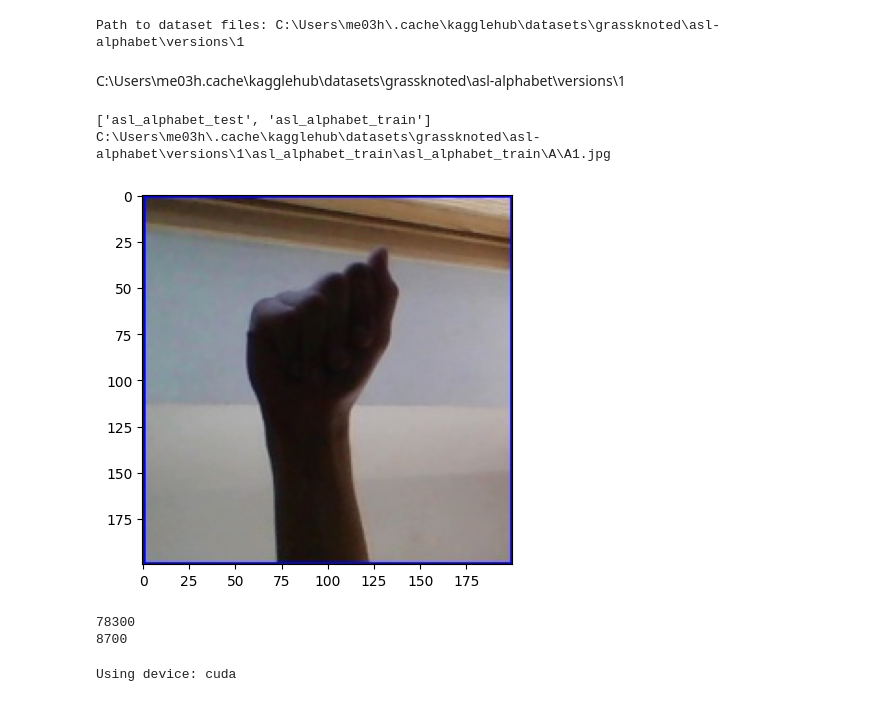
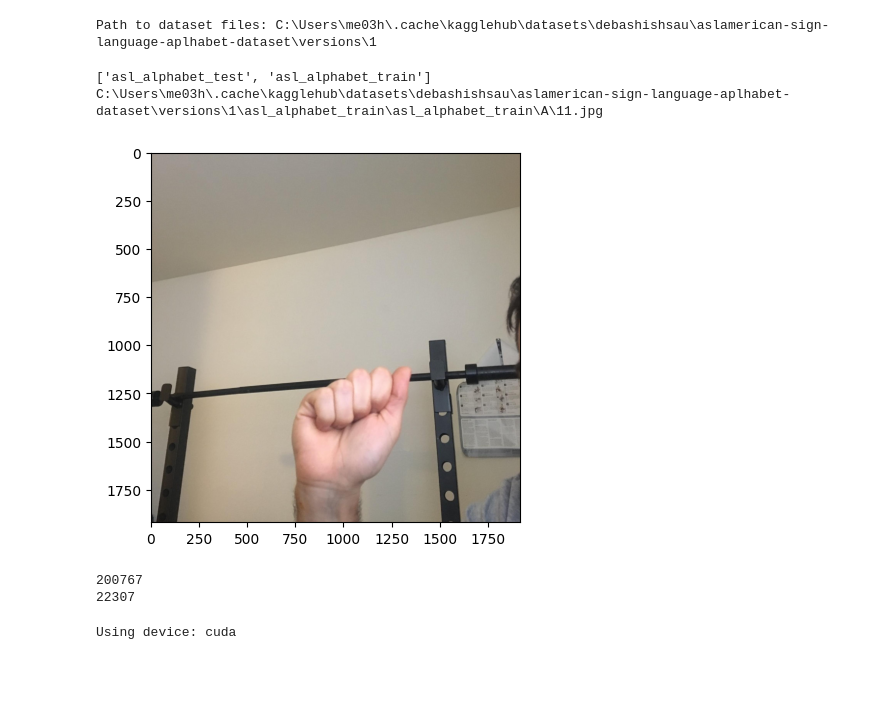
Before and after one commit to maxethan2/DeepLearning, a Jupyter notebook: Project/ASL_CNN.ipynb, the cells around one changed output. Drawn from its saved outputs; the diff is of its cells as text; code cells hidden in the pictures; blank space fills up the shorter version.

Commit message:
Trained with new dataset

```diff
--- a/Project/ASL_CNN.ipynb
+++ b/Project/ASL_CNN.ipynb
@@ -2,13 +2,17 @@
 import kagglehub
 from torch.optim.lr_scheduler import StepLR
 
-path = kagglehub.dataset_download("grassknoted/asl-alphabet")
+# path = kagglehub.dataset_download("grassknoted/asl-alphabet")
+#
+# print("Path to dataset files:", path)
+#
+
+# new dataset
+path = kagglehub.dataset_download("debashishsau/aslamerican-sign-language-aplhabet-dataset")
 
 print("Path to dataset files:", path)
 # %% [output]
-Path to dataset files: C:\Users\me03h\.cache\kagglehub\datasets\grassknoted\asl-alphabet\versions\1
+Path to dataset files: C:\Users\me03h\.cache\kagglehub\datasets\debashishsau\aslamerican-sign-language-aplhabet-dataset\versions\1
-# %% [markdown]
-C:\Users\me03h\.cache\kagglehub\datasets\grassknoted\asl-alphabet\versions\1
 # %%
 import matplotlib.pyplot as plt
 import numpy as np
@@ -19,24 +23,25 @@ import torch
 import torchvision
 import torchvision.transforms as transforms
 # %%
-path = "C:\\Users\\me03h\\.cache\\kagglehub\\datasets\\grassknoted\\asl-alphabet\\versions\\1"
+# path = "C:\\Users\\me03h\\.cache\\kagglehub\\datasets\\grassknoted\\asl-alphabet\\versions\\1"
+# path = "C:\\Users\\me03h\\.cache\\kagglehub\\datasets\\debashishsau\\aslamerican-sign-language-aplhabet-dataset\\versions\\1"
 classes = os.listdir(path)
 print(classes)
 
 
 train_path = os.path.join(path, 'asl_alphabet_train', 'asl_alphabet_train')
 test_path = os.path.join(path, 'asl_alphabet_test', 'asl_alphabet_test')
 
-img_path = os.path.join(train_path, 'A', 'A1.jpg')
+img_path = os.path.join(train_path, 'A', '11.jpg')
 print(img_path)
 
 img = mpimg.imread(img_path)
 plt.imshow(img)
 plt.show()
 # %% [output]
 ['asl_alphabet_test', 'asl_alphabet_train']
-C:\Users\me03h\.cache\kagglehub\datasets\grassknoted\asl-alphabet\versions\1\asl_alphabet_train\asl_alphabet_train\A\A1.jpg
+C:\Users\me03h\.cache\kagglehub\datasets\debashishsau\aslamerican-sign-language-aplhabet-dataset\versions\1\asl_alphabet_train\asl_alphabet_train\A\11.jpg
-[figure, old version]
+[figure, new version]
 # %%
 from PIL import Image, ImageFilter
 # .point(lambda p: p > 80 and 255)
@@ -49,7 +54,7 @@ class EdgeDetect:
 from torch.utils.data import random_split
 
 transform = transforms.Compose([
-    # transforms.Resize((128, 128)),
+    transforms.Resize((200, 200)),
     EdgeDetect(), # convert images to gray scale and then detect edges
     transforms.ToTensor(),
     transforms.Normalize((0.5,), (0.5,))
@@ -82,8 +87,8 @@ testloader = torch.utils.data.DataLoader(testset, batch_size=batch_size,
 print(len(trainset))
 print(len(testset))
 # %% [output]
-78300
-8700
+200767
+22307
 # %%
 device = torch.device("cuda" if torch.cuda.is_available() else "cpu")
 print(f"Using device: {device}")
```
Also changed, not shown: parts of 9 cells of this notebook, 9 other files.
